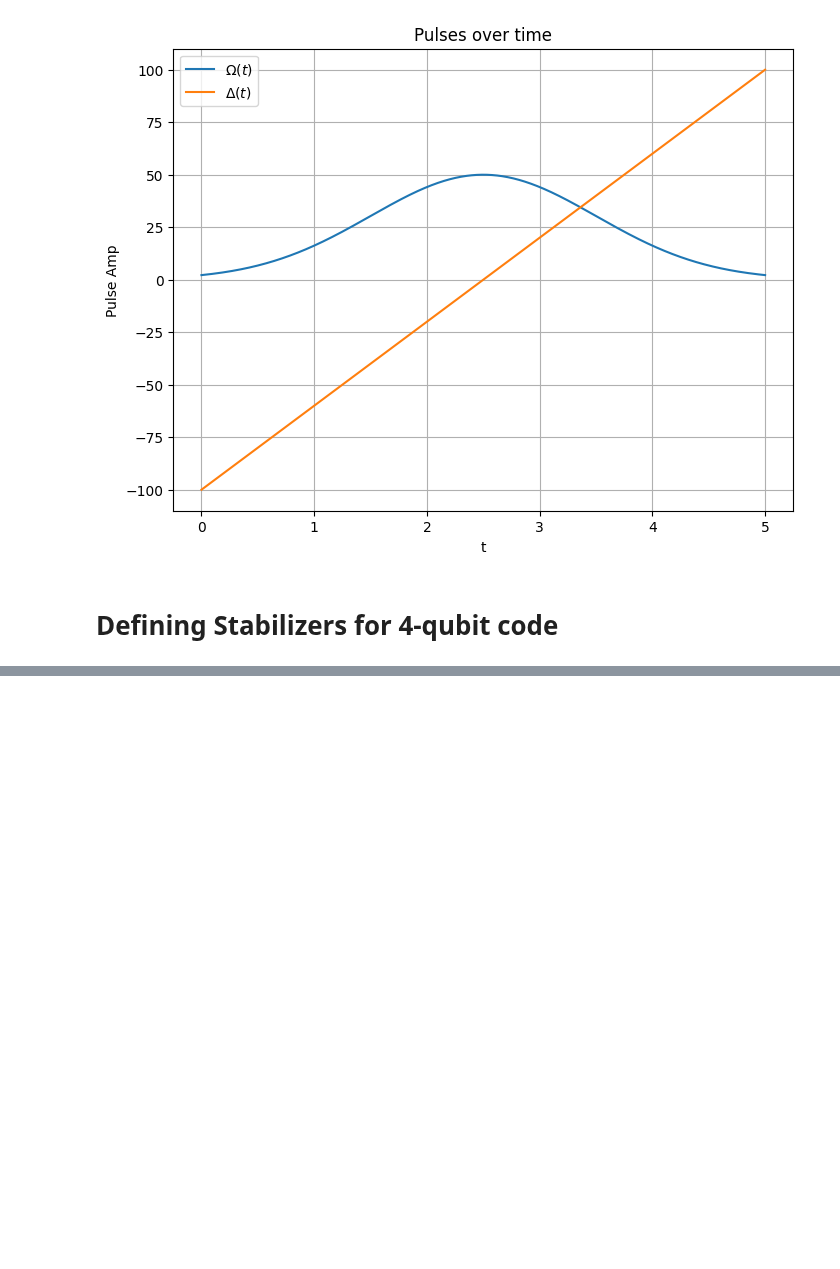
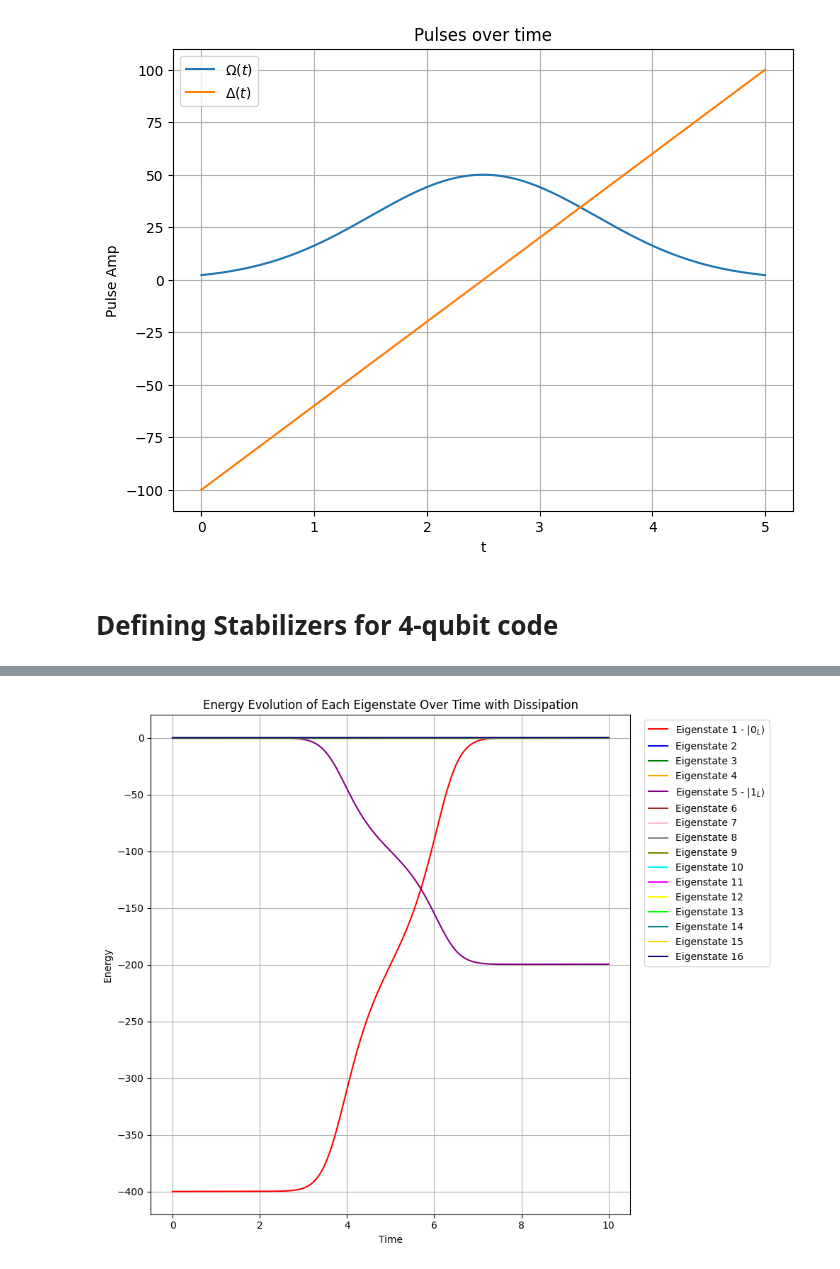
Before and after one commit to chenscheimq/QEC, a Jupyter notebook: RAP/RAP_stabilizers.ipynb, the cells around one changed output, grey strips where cells are left out. Drawn from its saved outputs; the diff is of its cells as text; code cells hidden in the pictures; blank space fills up the shorter version.

```diff
--- a/RAP/RAP_stabilizers.ipynb
+++ b/RAP/RAP_stabilizers.ipynb
@@ -218,0 +206,56 @@ for key, val in states.items():
+# %%
+Ep = 100
+Hp = -Ep*(g1 + g2 + g3)
+
+T = 10
+t = np.linspace(0, T, 1000)
+sigma = 1
+omega_max = 50
+omega_t = omega_max * np.exp(-0.5 * ((t - T/2) / sigma) ** 2)
+delta_t = 2*omega_max*(t / (T/2) - 1)
+
+gamma_sqrt = 0.01
+C_op = gamma_sqrt * sigmam()
+
+# Collapse operators for the open system
+collapse_ops = [
+    tensor(C_op, I, I, I),
+    tensor(I, C_op, I, I),
+    tensor(I, I, C_op, I),
+    tensor(I, I, I, C_op)
+]
+
+H_S_0 = omega_t[0] * X_L + delta_t[0] * Z_L + Hp
+eigenvalues_0, eigenstates_0 = H_S_0.eigenstates()
+energy_evolution_open_system = {index: [] for index in range(len(eigenvalues_0))}
+
+
+H_S = [[X_L, omega_t], [Z_L, delta_t], Hp]
+result = mesolve(H_S, logical_zero, t, collapse_ops, [])
+
+# Extract the energy evolution by projecting onto the initial eigenstates
+for i, evolved_state in enumerate(result.states):
+    for index, eigenstate in enumerate(eigenstates_0):
+        # Compute the energy expectation value for the initial eigenstate
+        energy = expect(eigenstate.proj(), evolved_state) * eigenvalues_0[index]
+        energy_evolution_open_system[index].append(np.real(energy))
+
+
+plt.figure(figsize=(10, 8))
+for state_index, energies in energy_evolution_open_system.items():
+    if np.round(np.abs(eigenstates_0[state_index].overlap(logical_zero))**2) == 1:
+        plt.plot(t, energies, label=f'Eigenstate {state_index+1} - ' + r'$|0_{L}\rangle$', color=colors[state_index % len(colors)])
+    elif np.round(np.abs(eigenstates_0[state_index].overlap(logical_one))**2) == 1:
+        plt.plot(t, energies, label=f'Eigenstate {state_index+1} - ' + r'$|1_{L}\rangle$', color=colors[state_index % len(colors)])
+    else:
+        plt.plot(t, energies, label=f'Eigenstate {state_index+1}', color=colors[state_index % len(colors)])
+
+plt.xlabel('Time')
+plt.ylabel('Energy')
+plt.title('Energy Evolution of Each Eigenstate Over Time with Dissipation')
+plt.legend(loc='upper right', bbox_to_anchor=(1.3, 1))
+plt.tight_layout()
+plt.grid()
+plt.show()
+# %% [output]
+[figure, added]
```
Also changed, not shown: parts of 7 cells of this notebook, 2 other files.
